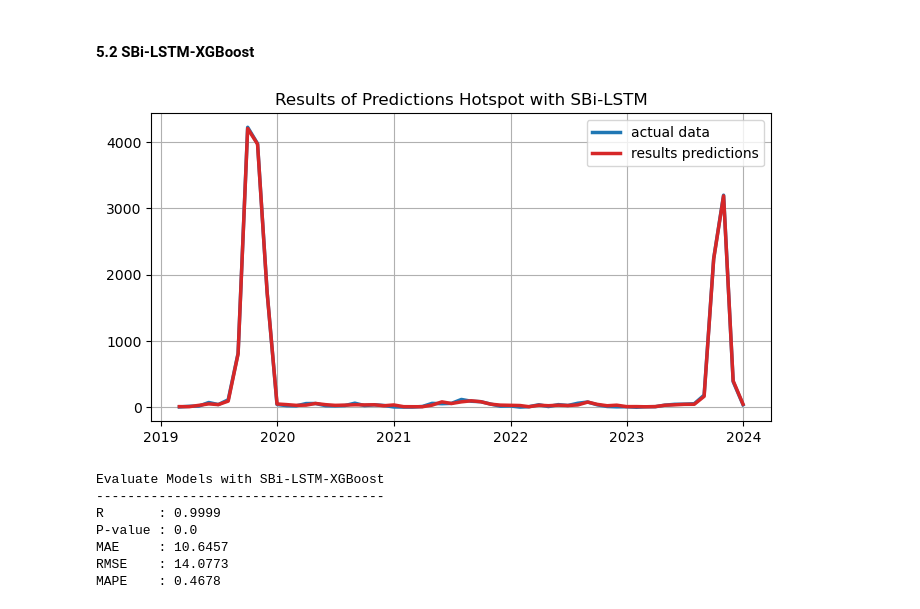
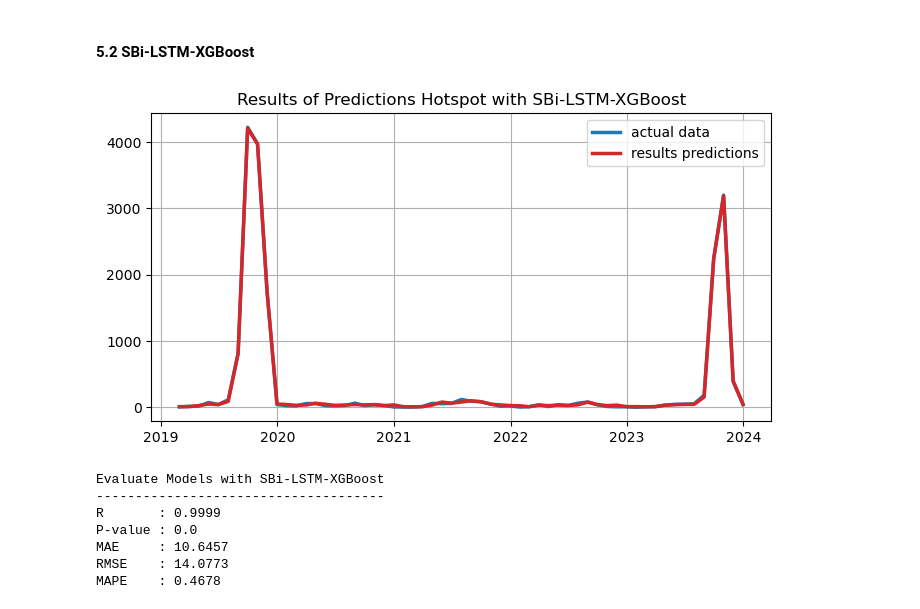
Before and after one commit to kusin/tensorflow-hotspot-v2, a Jupyter notebook: M1.ipynb, the cells around one changed output. Saved outputs shown, nothing was run; the diff lists cells and outputs as text; code cells hidden in the pictures.

```diff
--- a/M1.ipynb
+++ b/M1.ipynb
@@ -166,12 +166,12 @@ xgb_predictions = get_XGBoost(
 # %%
 # show result predictions
 lineplot3(
   x1=dataset["acq_date"].iloc[len(train_data)+1:], y1=inverse(scaler, y_test.reshape(-1,1)), label1="actual data",
   x2=dataset["acq_date"].iloc[len(train_data)+1:], y2=inverse(scaler, xgb_predictions.reshape(-1,1)), label2="results predictions",
-  title="Results of Predictions Hotspot with SBi-LSTM"
+  title="Results of Predictions Hotspot with SBi-LSTM-XGBoost"
 )
 # %% [output]
-[figure, old version]
+[figure, new version]
 # %%
 # process evaluate models
 r, p, mae, rmse, mape = evaluate_models(
```
Also changed, not shown: parts of 1 cell of this notebook, 7 other files.
